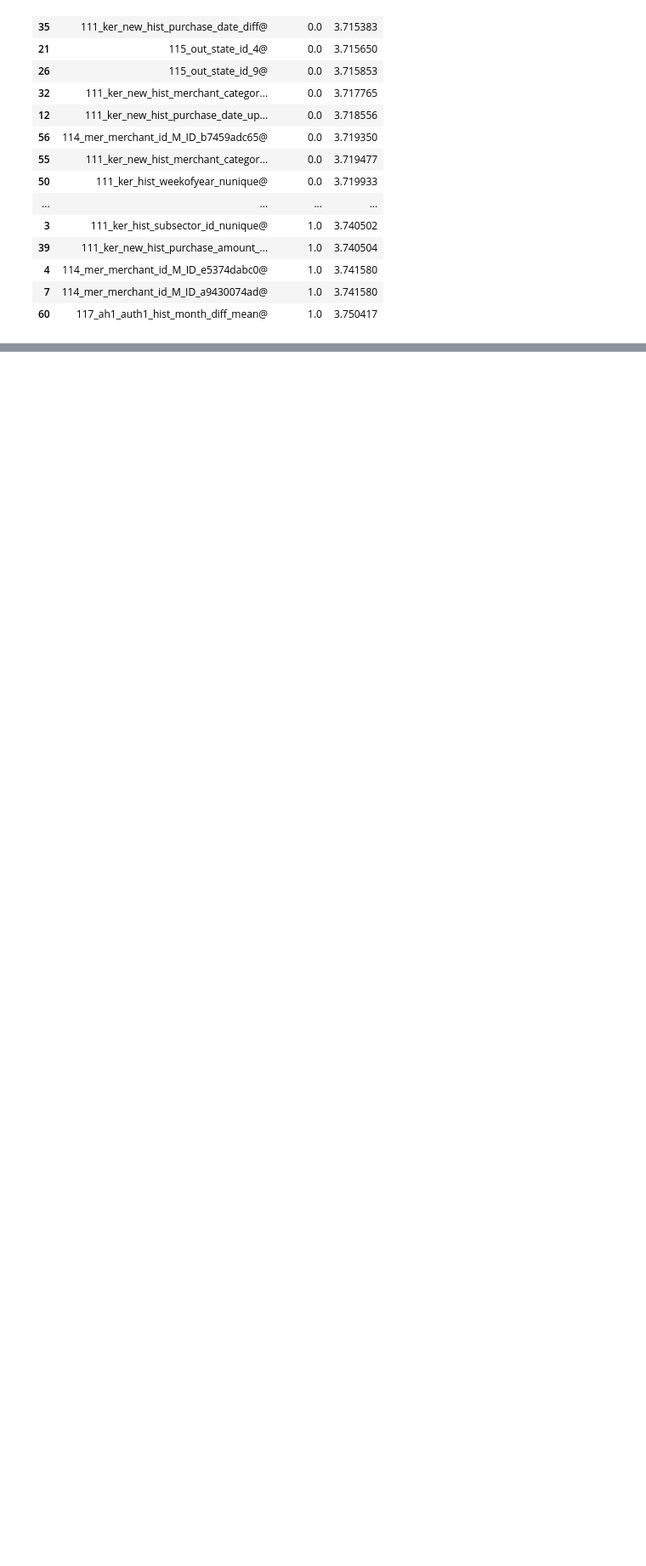
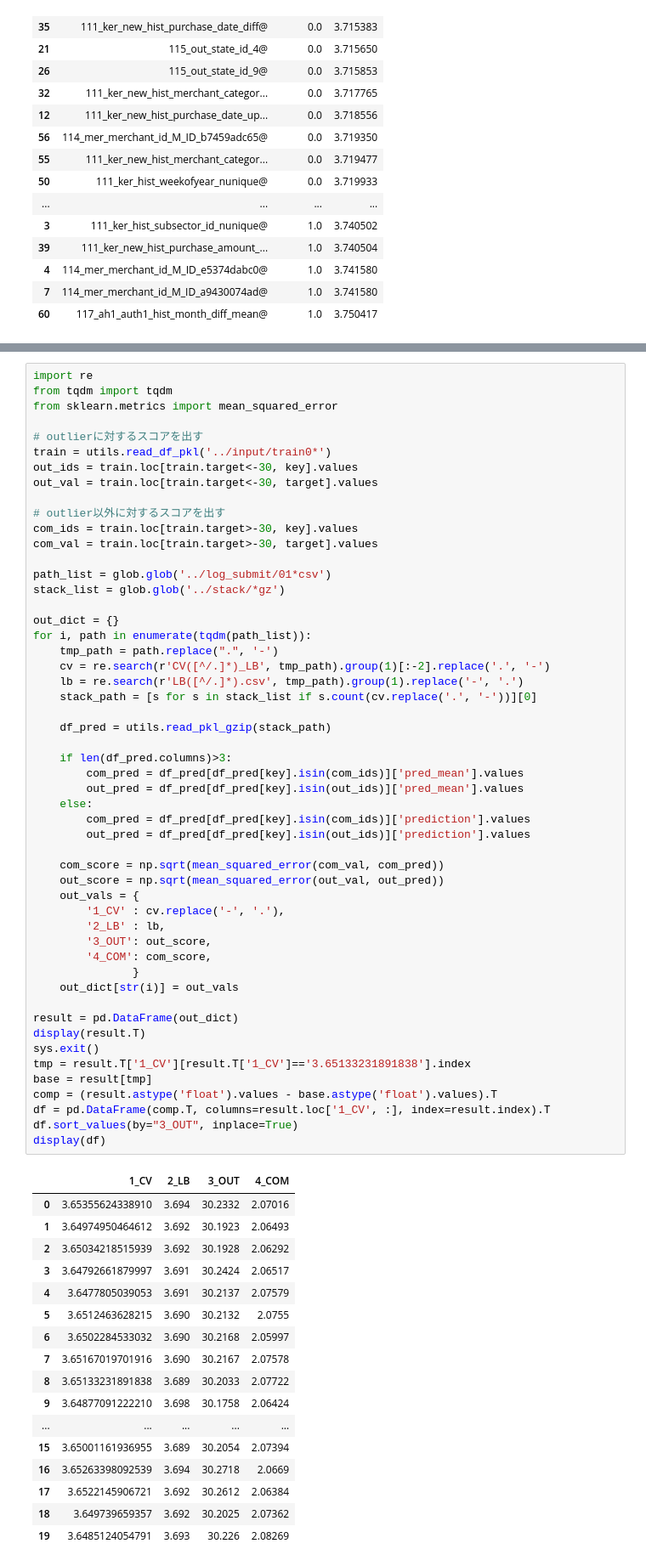
Before and after one commit to Chestnut1999/Elo-Recommendation-23place, a Jupyter notebook: jpy/128_elo_multi_feat_valid.ipynb, the cells around one changed output, grey strips where cells are left out. Shown at 85% size. Drawn from its saved outputs; the diff is of its cells as text; blank space fills up the shorter version.

```diff
--- a/jpy/128_elo_multi_feat_valid.ipynb
+++ b/jpy/128_elo_multi_feat_valid.ipynb
@@ -121,0 +125,70 @@ df
+# %%
+import re
+from tqdm import tqdm
+from sklearn.metrics import mean_squared_error
+
+# outlierに対するスコアを出す
+train = utils.read_df_pkl('../input/train0*')
+out_ids = train.loc[train.target<-30, key].values
+out_val = train.loc[train.target<-30, target].values
+
+# outlier以外に対するスコアを出す
+com_ids = train.loc[train.target>-30, key].values
+com_val = train.loc[train.target>-30, target].values
+
+path_list = glob.glob('../log_submit/01*csv')
+stack_list = glob.glob('../stack/*gz')
+
+out_dict = {}
+for i, path in enumerate(tqdm(path_list)):
+    tmp_path = path.replace(".", '-')
+    cv = re.search(r'CV([^/.]*)_LB', tmp_path).group(1)[:-2].replace('.', '-')
+    lb = re.search(r'LB([^/.]*).csv', tmp_path).group(1).replace('-', '.')
+    stack_path = [s for s in stack_list if s.count(cv.replace('.', '-'))][0]
+
+    df_pred = utils.read_pkl_gzip(stack_path)
+
+    if len(df_pred.columns)>3:
+        com_pred = df_pred[df_pred[key].isin(com_ids)]['pred_mean'].values
+        out_pred = df_pred[df_pred[key].isin(out_ids)]['pred_mean'].values
+    else:
+        com_pred = df_pred[df_pred[key].isin(com_ids)]['prediction'].values
+        out_pred = df_pred[df_pred[key].isin(out_ids)]['prediction'].values
+
+    com_score = np.sqrt(mean_squared_error(com_val, com_pred))
+    out_score = np.sqrt(mean_squared_error(out_val, out_pred))
+    out_vals = {
+        '1_CV' : cv.replace('-', '.'),
+        '2_LB' : lb,
+        '3_OUT': out_score,
+        '4_COM': com_score,
+               }
+    out_dict[str(i)] = out_vals
+
+result = pd.DataFrame(out_dict)
+display(result.T)
+sys.exit()
+tmp = result.T['1_CV'][result.T['1_CV']=='3.65133231891838'].index
+base = result[tmp]
+comp = (result.astype('float').values - base.astype('float').values).T
+df = pd.DataFrame(comp.T, columns=result.loc['1_CV', :], index=result.index).T
+df.sort_values(by="3_OUT", inplace=True)
+display(df)
+# %% [output]
+|  | 1_CV | 2_LB | 3_OUT | 4_COM |
+| 0 | 3.65355624338910 | 3.694 | 30.2332 | 2.07016 |
+| 1 | 3.64974950464612 | 3.692 | 30.1923 | 2.06493 |
+| 2 | 3.65034218515939 | 3.692 | 30.1928 | 2.06292 |
+| 3 | 3.64792661879997 | 3.691 | 30.2424 | 2.06517 |
+| 4 | 3.6477805039053 | 3.691 | 30.2137 | 2.07579 |
+| 5 | 3.6512463628215 | 3.690 | 30.2132 | 2.0755 |
+| 6 | 3.6502284533032 | 3.690 | 30.2168 | 2.05997 |
+| 7 | 3.65167019701916 | 3.690 | 30.2167 | 2.07578 |
+| 8 | 3.65133231891838 | 3.689 | 30.2033 | 2.07722 |
+| 9 | 3.64877091222210 | 3.698 | 30.1758 | 2.06424 |
+| ... | ... | ... | ... | ... |
+| 15 | 3.65001161936955 | 3.689 | 30.2054 | 2.07394 |
+| 16 | 3.65263398092539 | 3.694 | 30.2718 | 2.0669 |
+| 17 | 3.6522145906721 | 3.692 | 30.2612 | 2.06384 |
+| 18 | 3.649739659357 | 3.692 | 30.2025 | 2.07362 |
+| 19 | 3.6485124054791 | 3.693 | 30.226 | 2.08269 |
```
Also changed, not shown: parts of 5 cells of this notebook, 10 other files.
